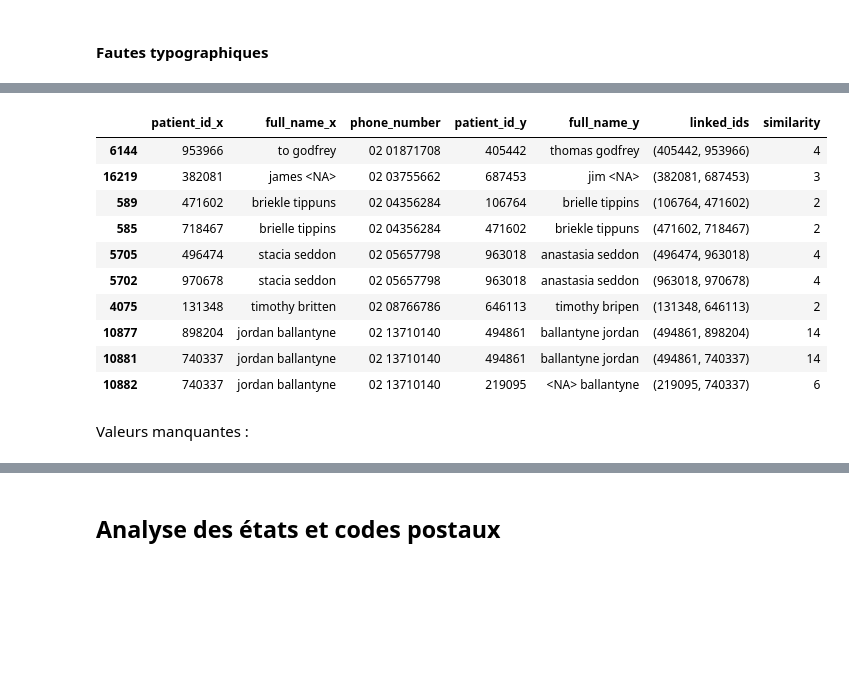
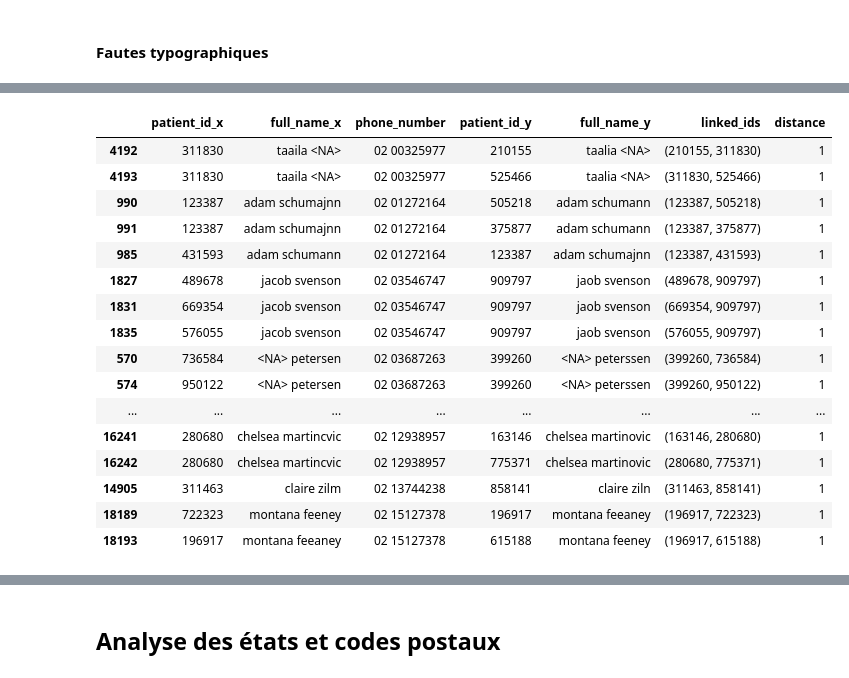
Before and after one commit to ghisvail/inria-aphp-assignment, a Jupyter notebook: qa.ipynb, the cells around one changed output, grey strips where cells are left out. Saved outputs shown, nothing was run; the diff lists cells and outputs as text; code cells hidden in the pictures; blank space fills up the shorter version.

```diff
--- a/qa.ipynb
+++ b/qa.ipynb
@@ -165,7 +152,6 @@ Length: 16681, dtype: int64
 #### Fautes typographiques
 # %%
 from jellyfish import damerau_levenshtein_distance
-from pandas import merge
 
 df_patient["full_name"] = df_patient.agg(
     lambda x: f"{x.given_name} {x.surname}", axis="columns")
@@ -174,9 +160,9 @@ df_full_name = df_patient[["patient_id", "full_name", "phone_number"]].dropna()
 df_full_name = df_full_name.merge(df_full_name, on="phone_number")
 df_full_name = df_full_name[df_full_name.patient_id_x != df_full_name.patient_id_y]
 df_full_name["linked_ids"] = df_full_name[["patient_id_x", "patient_id_y"]].apply(
-    lambda x: tuple(sorted(x)), axis="columns")
+    lambda row: tuple(sorted(row)), axis="columns")
 df_full_name.drop_duplicates("linked_ids", inplace=True)
-df_full_name["similarity"] = df_full_name.apply(
+df_full_name["distance"] = df_full_name.apply(
     lambda row: damerau_levenshtein_distance(row.full_name_x, row.full_name_y), axis="columns")
 
-df_full_name[df_full_name.similarity == 1].sort_values("phone_number").head(10)
+df_full_name = df_full_name[df_full_name.distance >= 1]
@@ -195,16 +175,20 @@ df_full_name[df_full_name.similarity == 1].sort_values("phone_number").head(10)
 # %%
-df_full_name[df_full_name.similarity > 1].sort_values("phone_number").head(10)
+df_full_name[df_full_name.distance <= 2].sort_values("phone_number").head(20)
 # %% [output]
-|  | patient_id_x | full_name_x | phone_number | patient_id_y | full_name_y | linked_ids | similarity |
-| 6144 | 953966 | to godfrey | 02 01871708 | 405442 | thomas godfrey | (405442, 953966) | 4 |
-| 16219 | 382081 | james <NA> | 02 03755662 | 687453 | jim <NA> | (382081, 687453) | 3 |
-| 589 | 471602 | briekle tippuns | 02 04356284 | 106764 | brielle tippins | (106764, 471602) | 2 |
-| 585 | 718467 | brielle tippins | 02 04356284 | 471602 | briekle tippuns | (471602, 718467) | 2 |
-| 5705 | 496474 | stacia seddon | 02 05657798 | 963018 | anastasia seddon | (496474, 963018) | 4 |
-| 5702 | 970678 | stacia seddon | 02 05657798 | 963018 | anastasia seddon | (963018, 970678) | 4 |
-| 4075 | 131348 | timothy britten | 02 08766786 | 646113 | timothy bripen | (131348, 646113) | 2 |
-| 10877 | 898204 | jordan ballantyne | 02 13710140 | 494861 | ballantyne jordan | (494861, 898204) | 14 |
-| 10881 | 740337 | jordan ballantyne | 02 13710140 | 494861 | ballantyne jordan | (494861, 740337) | 14 |
-| 10882 | 740337 | jordan ballantyne | 02 13710140 | 219095 | <NA> ballantyne | (219095, 740337) | 6 |
+|  | patient_id_x | full_name_x | phone_number | patient_id_y | full_name_y | linked_ids | distance |
+| 4192 | 311830 | taaila <NA> | 02 00325977 | 210155 | taalia <NA> | (210155, 311830) | 1 |
+| 4193 | 311830 | taaila <NA> | 02 00325977 | 525466 | taalia <NA> | (311830, 525466) | 1 |
+| 990 | 123387 | adam schumajnn | 02 01272164 | 505218 | adam schumann | (123387, 505218) | 1 |
+| 991 | 123387 | adam schumajnn | 02 01272164 | 375877 | adam schumann | (123387, 375877) | 1 |
+| 985 | 431593 | adam schumann | 02 01272164 | 123387 | adam schumajnn | (123387, 431593) | 1 |
+| 1827 | 489678 | jacob svenson | 02 03546747 | 909797 | jaob svenson | (489678, 909797) | 1 |
+| 1831 | 669354 | jacob svenson | 02 03546747 | 909797 | jaob svenson | (669354, 909797) | 1 |
+| 1835 | 576055 | jacob svenson | 02 03546747 | 909797 | jaob svenson | (576055, 909797) | 1 |
+| 570 | 736584 | <NA> petersen | 02 03687263 | 399260 | <NA> peterssen | (399260, 736584) | 1 |
+| 574 | 950122 | <NA> petersen | 02 03687263 | 399260 | <NA> peterssen | (399260, 950122) | 1 |
+| ... | ... | ... | ... | ... | ... | ... | ... |
+| 16241 | 280680 | chelsea martincvic | 02 12938957 | 163146 | chelsea martinovic | (163146, 280680) | 1 |
+| 16242 | 280680 | chelsea martincvic | 02 12938957 | 775371 | chelsea martinovic | (280680, 775371) | 1 |
+| 14905 | 311463 | claire zilm | 02 13744238 | 858141 | claire ziln | (311463, 858141) | 1 |
+| 18189 | 722323 | montana feeney | 02 15127378 | 196917 | montana feeaney | (196917, 722323) | 1 |
+| 18193 | 196917 | montana feeaney | 02 15127378 | 615188 | montana feeney | (196917, 615188) | 1 |
-# %% [markdown]
-Valeurs manquantes :
```
Also changed, not shown: parts of 38 cells of this notebook.
